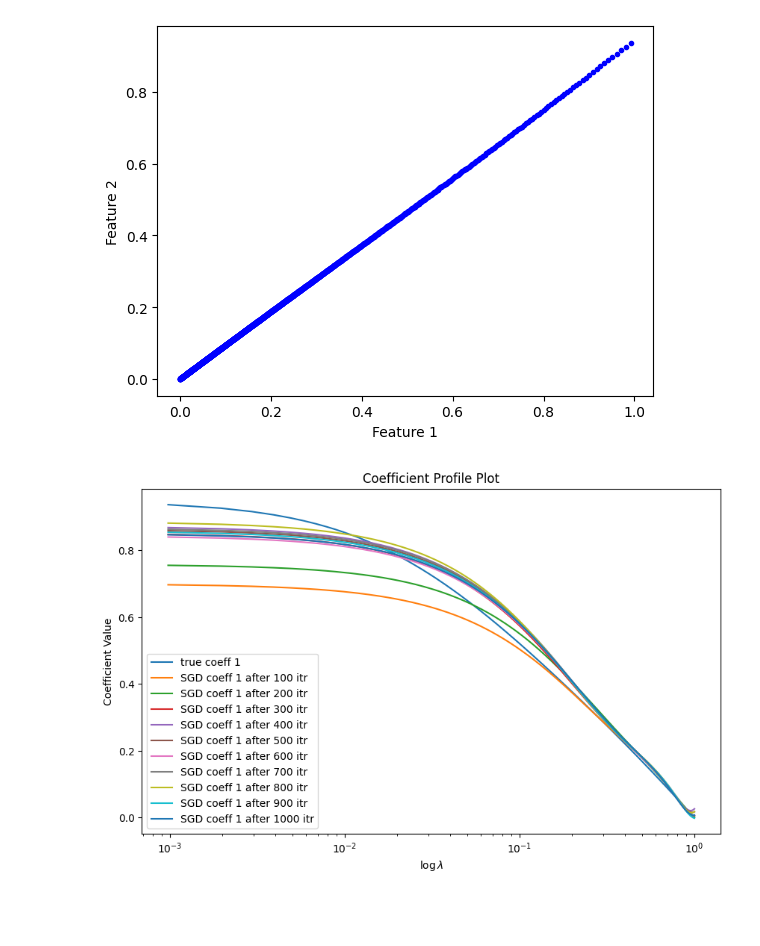
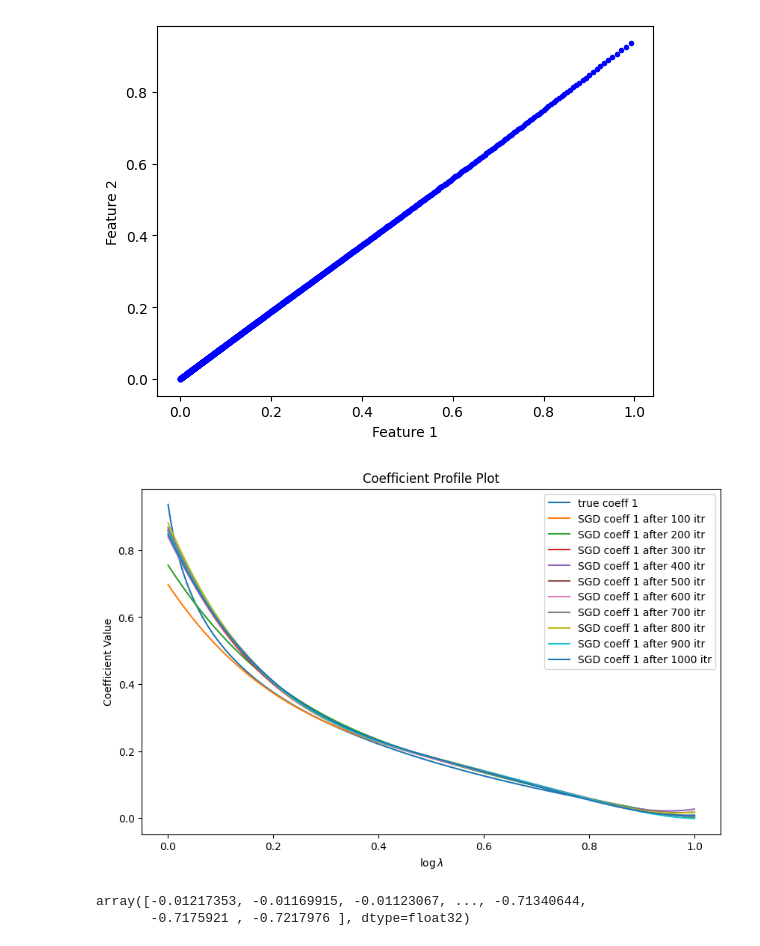
Before and after one commit to Cumberkid/Learning-the-Optimal-Solution-Path, a Jupyter notebook: Visualizing_the_Solution_Path_on_2d_Synthetic_Data.ipynb, the cells around one changed output. Saved outputs shown, nothing was run; the diff lists cells and outputs as text; code cells hidden in the pictures; blank space fills up the shorter version.

```diff
--- a/Visualizing_the_Solution_Path_on_2d_Synthetic_Data.ipynb
+++ b/Visualizing_the_Solution_Path_on_2d_Synthetic_Data.ipynb
@@ -145,50 +147,71 @@ Text(0, 0.5, 'Feature 2')
 [figure]
 # %%
 phi_lam = my_module.phi_lam_Legendre
+# %%
+# build the model
+basis_dim = 5
+epoch = 1000
+lr = 0.5**4
+
+np.random.seed(8675309)
+torch.manual_seed(8675309)
+model = my_module.Basis_TF_SGD(input_dim_syn, basis_dim, phi_lam, intercept=True).to(device)# reg_param = 0 here is only a space holder
+optimizer = torch.optim.SGD(model.parameters(), lr=lr)
+optimizer.zero_grad()
+thetas_SGD_history = []
+for t in range(epoch):
+    my_module.train_SGD(syn_data_loader, model, criterion, optimizer)
+    if (t+1) % 100 == 0:
+        thetas_SGD = []
+        for lam in lambdas:
+            thetas_SGD.append(model(lam).data.detach().numpy())
+        thetas_SGD = np.array(thetas_SGD)
+        thetas_SGD_history.append(thetas_SGD)
 # %%
-delta_lam = (lam_max - lam_min)/num_grid
-lambdas = torch.arange(lam_max, lam_min, (-1)*delta_lam).to(device)
-
 # Create a Matplotlib plot
 plt.figure(figsize=(10, 6))
 plt.plot(lambdas, thetas[:,1], label=f'true coeff {1}')
 
-# build the model
-basis_dim = 5
-epoch = 1000
-lr = 0.5**4
+# # build the model
+# basis_dim = 5
+# epoch = 1000
+# lr = 0.5**4
 
-np.random.seed(8675309)
-torch.manual_seed(8675309)
-model = my_module.Basis_TF_SGD(input_dim_syn, basis_dim, phi_lam, intercept=True).to(device)# reg_param = 0 here is only a space holder
-optimizer = torch.optim.SGD(model.parameters(), lr=lr)
-optimizer.zero_grad()
+# np.random.seed(8675309)
+# torch.manual_seed(8675309)
+# model = my_module.Basis_TF_SGD(input_dim_syn, basis_dim, phi_lam, intercept=True).to(device)# reg_param = 0 here is only a space holder
+# optimizer = torch.optim.SGD(model.parameters(), lr=lr)
+# optimizer.zero_grad()
 
-for t in range(epoch):
-    my_module.train_SGD(syn_data_loader, model, criterion, optimizer)
-    if (t+1) % 100 == 0:
-        thetas_SGD = []
-        for lam in lambdas:
-            thetas_SGD.append(model(lam).data.detach().numpy())
-        thetas_SGD = np.array(thetas_SGD)
-        # Plot coefficient profiles
-        plt.plot(lambdas, thetas_SGD[:,1], label=f'SGD coeff {1} after {t+1} itr')
+# for t in range(epoch):
+#     my_module.train_SGD(syn_data_loader, model, criterion, optimizer)
+#     if (t+1) % 100 == 0:
+#         thetas_SGD = []
+#         for lam in lambdas:
+#             thetas_SGD.append(model(lam).data.detach().numpy())
+#         thetas_SGD = np.array(thetas_SGD)
+# Plot coefficient profiles
+for i in range(len(thetas_SGD_history)):
+    plt.plot(lambdas, thetas_SGD_history[i][:,1], label=f'SGD coeff {1} after {(i+1)*100} itr')
 
 
 # Set plot labels and title
-plt.xscale('log')  # Log scale for the x-axis
+# plt.xscale('log')  # Log scale for the x-axis
 plt.xlabel('$\\log \\lambda$')
 plt.ylabel('Coefficient Value')
 plt.title('Coefficient Profile Plot')
 
 # Add legend
 plt.legend()
 
 # Show the plot
 plt.show()
 # %% [output]
-[figure, old version]
+[figure, new version]
 # %%
 # intercepts
-thetas_SGD[:, 0]
+thetas_SGD_history[len(thetas_SGD_history)-1][:, 0]
+# %% [output]
+array([-0.01217353, -0.01169915, -0.01123067, ..., -0.71340644,
+       -0.7175921 , -0.7217976 ], dtype=float32)
 # %%
```
Also changed, not shown: parts of 5 cells of this notebook.
